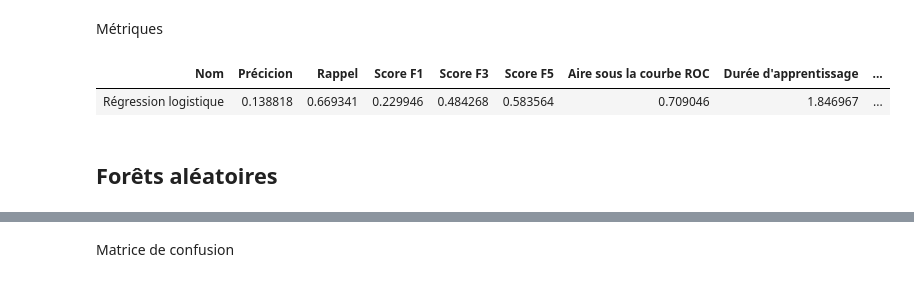
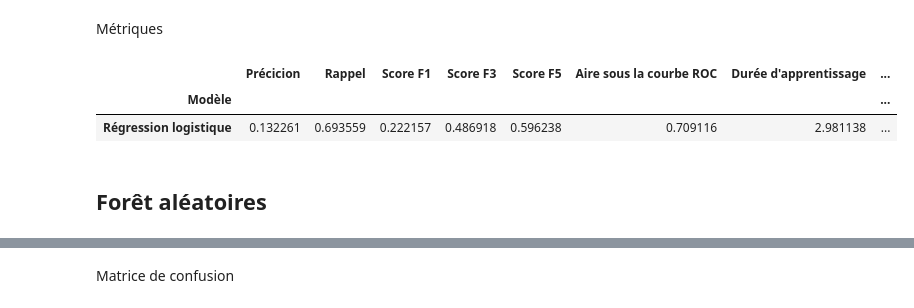
Before and after one commit to baptiste-pasquier/statapp, a Jupyter notebook: comparaison.ipynb, the cells around one changed output, grey strips where cells are left out. Drawn from its saved outputs; the diff is of its cells as text; code cells hidden in the pictures.

```diff
--- a/comparaison.ipynb
+++ b/comparaison.ipynb
@@ -17,5 +17,9 @@ from tools import datasets
 # %% [markdown]
 Importation de la liste des variables explicatives sélectionnées, des meilleurs paramètres et du seuil ajusté pour chaque modèle.
+# %%
+best_LR = "LR_RFECV"
+best_Forest = "Forest_RFECV"
+best_XGBoost = "XGBoost_RFECV"
 # %%
 import json
 
@@ -27,7 +31,8 @@ with open('backups/RFECV_LR.json') as column_file:
     LR_COLUMNS = LR_COLUMNS_QUANT + LR_COLUMNS_CAT
 
 with open('backups/PARAMS_LR.json') as param_file:
-    LR_PARAMS = json.load(param_file)
+    LR_PARAMS = json.load(param_file)[best_LR]
+    LR_PARAMS = convert_keys_to_int(LR_PARAMS)
 
 print(f'Variables explicatives régression logistique ({len(LR_COLUMNS)}) :')
 display(LR_COLUMNS)
@@ -35,7 +40,7 @@ display(LR_COLUMNS)
 print(f'Meilleurs paramètres régression logistique ({len(LR_PARAMS)}) :')
 display(LR_PARAMS)
 
-# Forêts aléatoires
+# Forêt aléatoires
 with open('backups/RFECV_Forest.json') as column_file:
     F_COLUMNS = json.load(column_file)
     F_COLUMNS_QUANT = F_COLUMNS['columns_quant']
@@ -43,12 +48,13 @@ with open('backups/RFECV_Forest.json') as column_file:
     F_COLUMNS = F_COLUMNS_QUANT + F_COLUMNS_CAT
 
 with open('backups/PARAMS_Forest.json') as param_file:
-    F_PARAMS = json.load(param_file)
+    F_PARAMS = json.load(param_file)[best_Forest]
+    F_PARAMS = convert_keys_to_int(F_PARAMS)
 
-print(f'Variables explicatives forêts aléatoires ({len(F_COLUMNS)}) :')
+print(f'Variables explicatives forêt aléatoires ({len(F_COLUMNS)}) :')
 display(F_COLUMNS)
 
-print(f'Meilleurs paramètres forêts aléatoires ({len(F_PARAMS)}) :')
+print(f'Meilleurs paramètres forêt aléatoires ({len(F_PARAMS)}) :')
 F_PARAMS['class_weight'] = {int(k): v for k,v in F_PARAMS['class_weight'].items()}
 display(F_PARAMS)
 
@@ -60,7 +66,8 @@ with open('backups/RFECV_XGBoost.json') as column_file:
     XG_COLUMNS = XG_COLUMNS_QUANT + XG_COLUMNS_CAT
 
 with open('backups/PARAMS_XGBoost.json') as param_file:
-    XG_PARAMS = json.load(param_file)
+    XG_PARAMS = json.load(param_file)[best_XGBoost]
+    XG_PARAMS = convert_keys_to_int(XG_PARAMS)
 
 print(f'Variables explicatives XGBoost ({len(XG_COLUMNS)}) :')
 display(XG_COLUMNS)
@@ -134,11 +146,11 @@ Seuils ajustés :
 # %%
 df_train = pd.read_csv('data/df_train_prepro.csv').sample(frac=1)
 df_test = pd.read_csv('data/df_test_prepro.csv').sample(frac=1)
-datasets_df_train = datasets(df_train, columns_quant=LR_COLUMNS_QUANT, columns_cat=LR_COLUMNS_CAT, verbose=False)
-datasets_df_test = datasets(df_test, columns_quant=LR_COLUMNS_QUANT, columns_cat=LR_COLUMNS_CAT, verbose=False)
-X_train_LR = datasets_df_train['X_scaled']
+datasets_df_train = datasets(df_train, columns_quant=LR_COLUMNS_QUANT, columns_cat=LR_COLUMNS_CAT, drop='first', verbose=False)
+datasets_df_test = datasets(df_test, columns_quant=LR_COLUMNS_QUANT, columns_cat=LR_COLUMNS_CAT, drop='first', verbose=False)
+X_train_LR = datasets_df_train['X_only_quant_scaled']
 y_train_LR = datasets_df_train['y']
-X_test_LR = datasets_df_test['X_scaled']
+X_test_LR = datasets_df_test['X_only_quant_scaled']
 y_test_LR = datasets_df_test['y']
 # %%
 %%time
@@ -181,25 +193,26 @@ Métriques
 # %%
 t = time.time()
 y_pred = final_predictor_LR(X_test_LR)
 pred_time_LR = time.time() - t
 recall, precision = recall_score(y_test_LR, y_pred), precision_score(y_test_LR, y_pred)
 
-METRIQUES_LR = pd.DataFrame({"Nom": "Régression logistique",
+METRIQUES_LR = pd.DataFrame({"Modèle": "Régression logistique",
     "Précicion": [precision],
     "Rappel": [recall],
     "Score F1": [(2 * precision * recall) / (precision + recall)],
     "Score F3": [(10 * precision * recall) / (9 * precision + recall)],
     "Score F5": [(26 * precision * recall) / (25 * precision + recall)],
     "Aire sous la courbe ROC": [roc_auc_score(y_test_LR, y_pred)],
     "Durée d'apprentissage": [train_time_LR],
-    "Durée de prédiction": [pred_time_LR]})
+    "Durée de prédiction": [pred_time_LR]}).set_index("Modèle")
 
-METRIQUES_LR.style.hide_index()
+METRIQUES_LR
 # %% [output]
-| Nom | Précicion | Rappel | Score F1 | Score F3 | Score F5 | Aire sous la courbe ROC | Durée d'apprentissage | ... |
-| Régression logistique | 0.138818 | 0.669341 | 0.229946 | 0.484268 | 0.583564 | 0.709046 | 1.846967 | ... |
+|  | Précicion | Rappel | Score F1 | Score F3 | Score F5 | Aire sous la courbe ROC | Durée d'apprentissage | ... |
+| Modèle |  |  |  |  |  |  |  | ... |
+| Régression logistique | 0.132261 | 0.693559 | 0.222157 | 0.486918 | 0.596238 | 0.709116 | 2.981138 | ... |
 # %% [markdown]
-## Forêts aléatoires
+## Forêt aléatoires
 # %%
 df_train = pd.read_csv('data/df_train_prepro.csv').sample(frac=1)
 df_test = pd.read_csv('data/df_test_prepro.csv').sample(frac=1)
```
Also changed, not shown: parts of 13 cells of this notebook, 1 other file.
